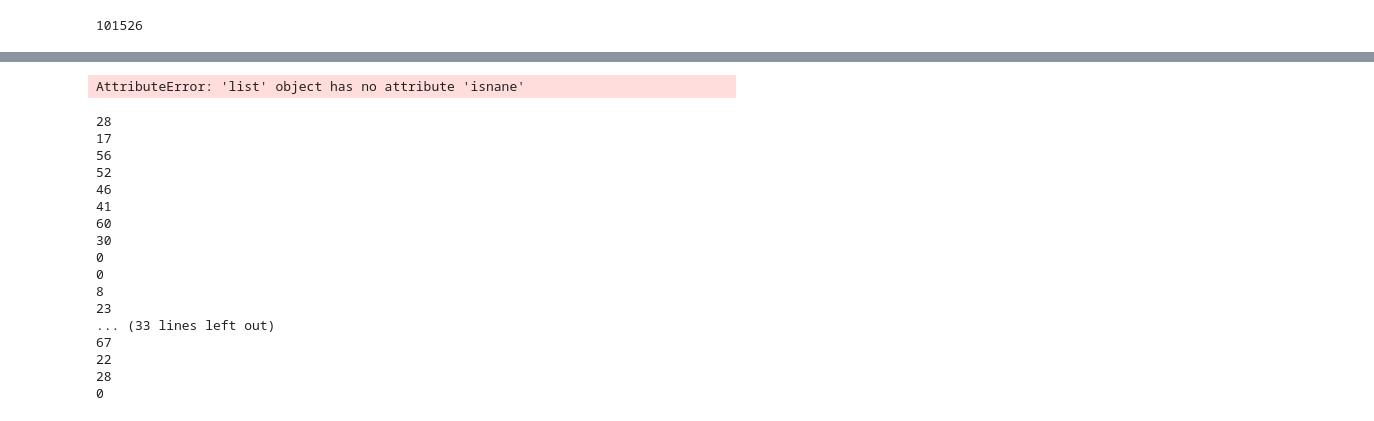
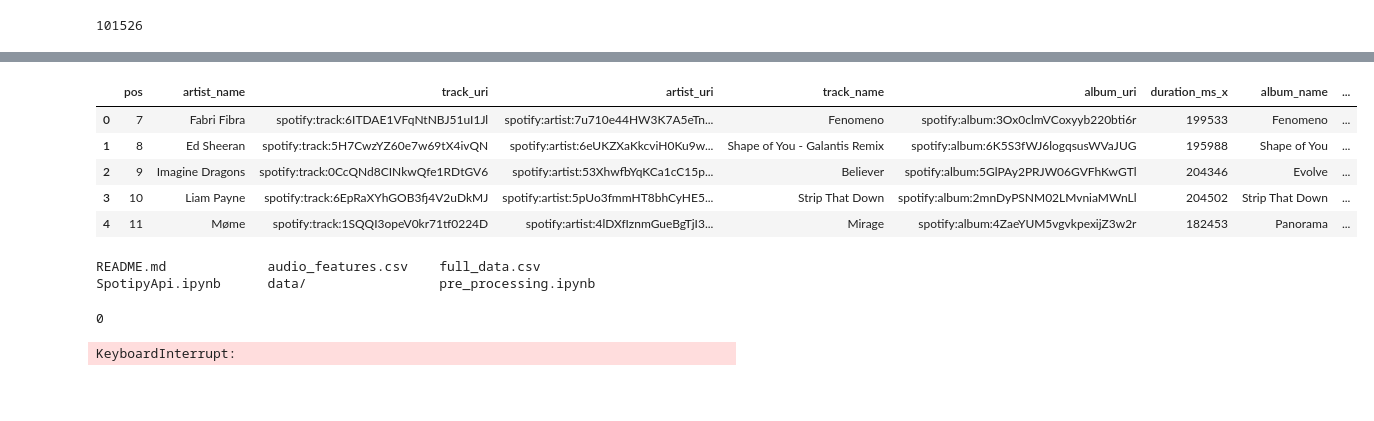
Before and after one commit to mahshidghaffari/Data_Madness, a Jupyter notebook: pre_processing.ipynb, the cells around one changed output, grey strips where cells are left out. Drawn from its saved outputs; the diff is of its cells as text; code cells hidden in the pictures; blank space fills up the shorter version.

```diff
--- a/pre_processing.ipynb
+++ b/pre_processing.ipynb
@@ -160,0 +209,17 @@ print(count)
+# %%
+full_data = pd.merge(
+    songs_df, data, on='track_uri', how='inner'
+)
+full_data.head()
+# %% [output]
+|  | pos | artist_name | track_uri | artist_uri | track_name | album_uri | duration_ms_x | album_name | ... |
+| 0 | 7 | Fabri Fibra | spotify:track:6ITDAE1VFqNtNBJ51uI1Jl | spotify:artist:7u710e44HW3K7A5eTn... | Fenomeno | spotify:album:3Ox0clmVCoxyyb220bti6r | 199533 | Fenomeno | ... |
+| 1 | 8 | Ed Sheeran | spotify:track:5H7CwzYZ60e7w69tX4ivQN | spotify:artist:6eUKZXaKkcviH0Ku9w... | Shape of You - Galantis Remix | spotify:album:6K5S3fWJ6logqsusWVaJUG | 195988 | Shape of You | ... |
+| 2 | 9 | Imagine Dragons | spotify:track:0CcQNd8CINkwQfe1RDtGV6 | spotify:artist:53XhwfbYqKCa1cC15p... | Believer | spotify:album:5GlPAy2PRJW06GVFhKwGTl | 204346 | Evolve | ... |
+| 3 | 10 | Liam Payne | spotify:track:6EpRaXYhGOB3fj4V2uDkMJ | spotify:artist:5pUo3fmmHT8bhCyHE5... | Strip That Down | spotify:album:2mnDyPSNM02LMvniaMWnLl | 204502 | Strip That Down | ... |
+| 4 | 11 | Møme | spotify:track:1SQQI3opeV0kr71tf0224D | spotify:artist:4lDXfIznmGueBgTjI3... | Mirage | spotify:album:4ZaeYUM5vgvkpexijZ3w2r | 182453 | Panorama | ... |
+# %%
+ls
+# %% [output]
+README.md             audio_features.csv    full_data.csv
+SpotipyApi.ipynb      data/                 pre_processing.ipynb
@@ -161,28 +228,35 @@ print(count)
+# %%
+pop_artist = []
+sleep_min = 1
+sleep_max = 2
+start_time = time.time()
+request_count = 0
+count = 0
+# 2337
+for i in range(0,2457):
+        if request_count % 13 == 0:
+            time.sleep(np.random.uniform(sleep_min, sleep_max))
+            count += 1
+        else:
+
+            artists_to_get = full_data.iloc[request_count:request_count+43]["artist_uri"] #get the uri of these songs to get audio features
+            track_list = sp.artists(artists_to_get)
+            for j in track_list['artists']:
+                # print('here')
+                if j is None:
+                    pop_artist.append(None)
+                else:
+                    pop_artist.append(j['popularity'])
+        request_count+=43
+        if i % 100 == 0:
+            print(i)
+        if i > 2300:
+            if i % 2 == 0:
+                print(i)
+
+print(count)
+# %% [output]
+0
+KeyboardInterrupt:
 # %%
-len(pop)
+len(pop_artist)
-# %% [output]
-AttributeError: 'list' object has no attribute 'isnane'
-# %%
-list = songs_df.iloc[request_count:request_count+49]["track_uri"]
-h = sp.tracks(list)
-for j in h['tracks']:
-    if(j is not None):
-        print(j['popularity'])
-# %% [output]
-28
-17
-56
-52
-46
-41
-60
-30
-0
-0
-8
-23
-... (33 lines left out)
-67
-22
-28
-0
```
Also changed, not shown: parts of 9 cells of this notebook, 2 other files.
